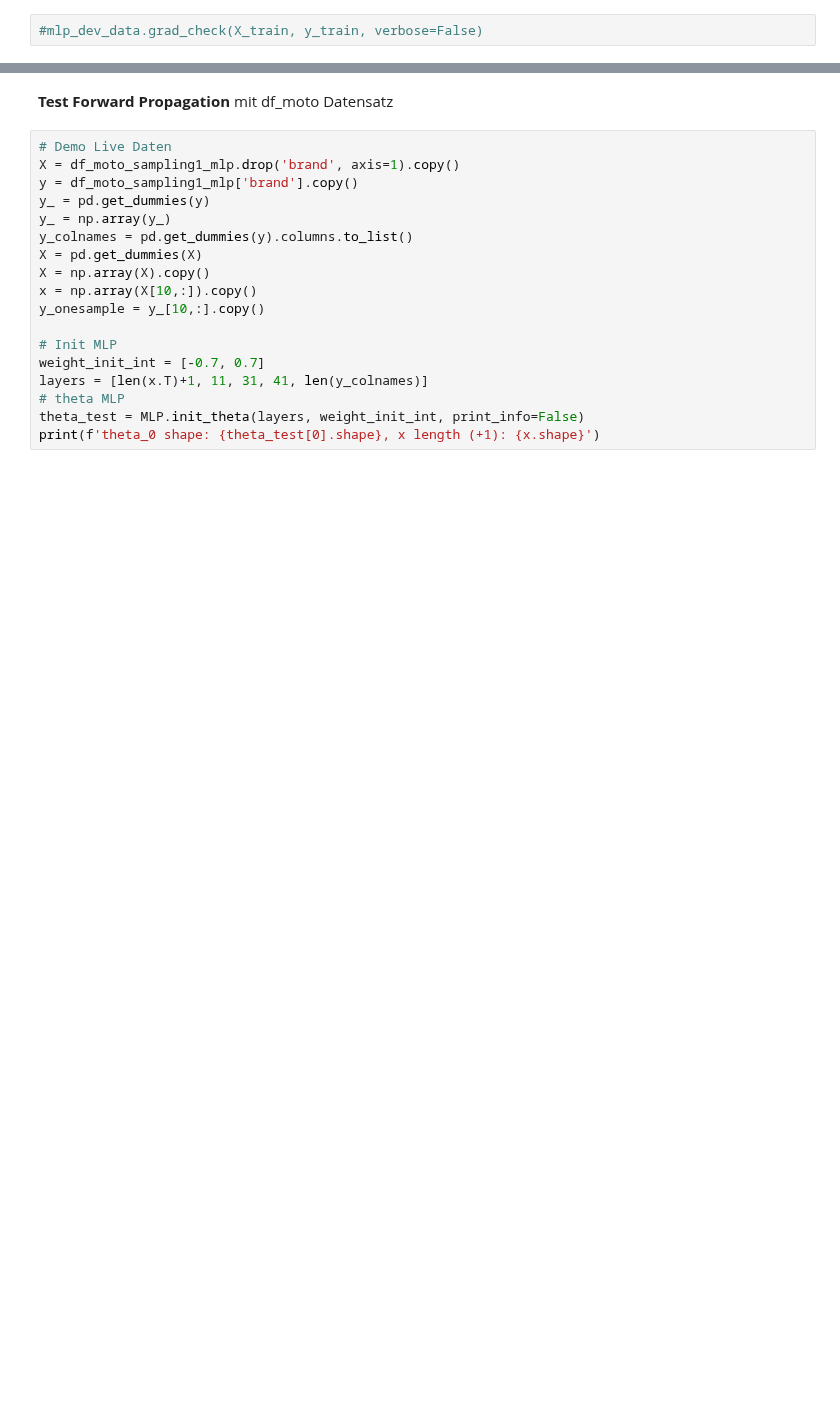
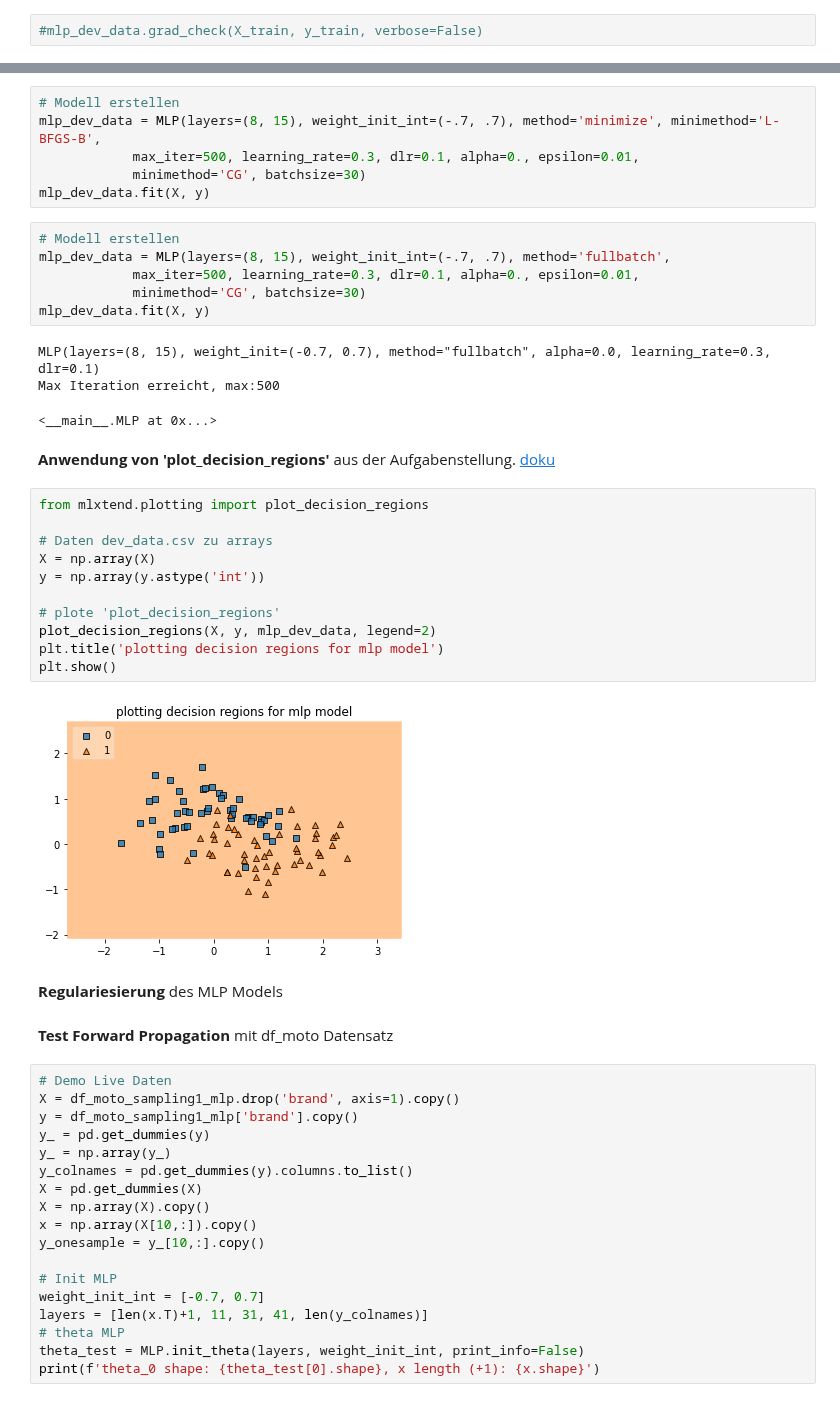
Before and after one commit to rootpi2203/ds_gml, a Jupyter notebook: gml_minichallenge_2/gml_minichallenge_2.ipynb, the cells around one changed output, grey strips where cells are left out. Cells and saved outputs as stored; diff of their text form; blank space fills up the shorter version.

```diff
--- a/gml_minichallenge_2/gml_minichallenge_2.ipynb
+++ b/gml_minichallenge_2/gml_minichallenge_2.ipynb
@@ -1782,3 +1825,36 @@ Für den Gradienten Check muss die Kostenfunktion auf X umgebaut werden, keine s
+# %%
+# Modell erstellen
+mlp_dev_data = MLP(layers=(8, 15), weight_init_int=(-.7, .7), method='minimize', minimethod='L-BFGS-B',
+            max_iter=500, learning_rate=0.3, dlr=0.1, alpha=0., epsilon=0.01,
+            minimethod='CG', batchsize=30)
+mlp_dev_data.fit(X, y)
+# %%
+# Modell erstellen
+mlp_dev_data = MLP(layers=(8, 15), weight_init_int=(-.7, .7), method='fullbatch',
+            max_iter=500, learning_rate=0.3, dlr=0.1, alpha=0., epsilon=0.01,
+            minimethod='CG', batchsize=30)
+mlp_dev_data.fit(X, y)
+# %% [output]
+MLP(layers=(8, 15), weight_init=(-0.7, 0.7), method="fullbatch", alpha=0.0, learning_rate=0.3, dlr=0.1)
+Max Iteration erreicht, max:500
+<__main__.MLP at 0x...>
+# %% [markdown]
+**Anwendung von 'plot_decision_regions'** aus der Aufgabenstellung. [doku](http://rasbt.github.io/mlxtend/user_guide/plotting/plot_decision_regions/)
+# %%
+from mlxtend.plotting import plot_decision_regions
+
+# Daten dev_data.csv zu arrays
+X = np.array(X)
+y = np.array(y.astype('int'))
+
+# plote 'plot_decision_regions'
+plot_decision_regions(X, y, mlp_dev_data, legend=2)
+plt.title('plotting decision regions for mlp model')
+plt.show()
+# %% [output]
+[figure, added]
+# %% [markdown]
+**Regulariesierung** des MLP Models
 # %% [markdown]
 **Test Forward Propagation** mit df_moto Datensatz
 # %%
```
Also changed, not shown: parts of 22 cells of this notebook.
